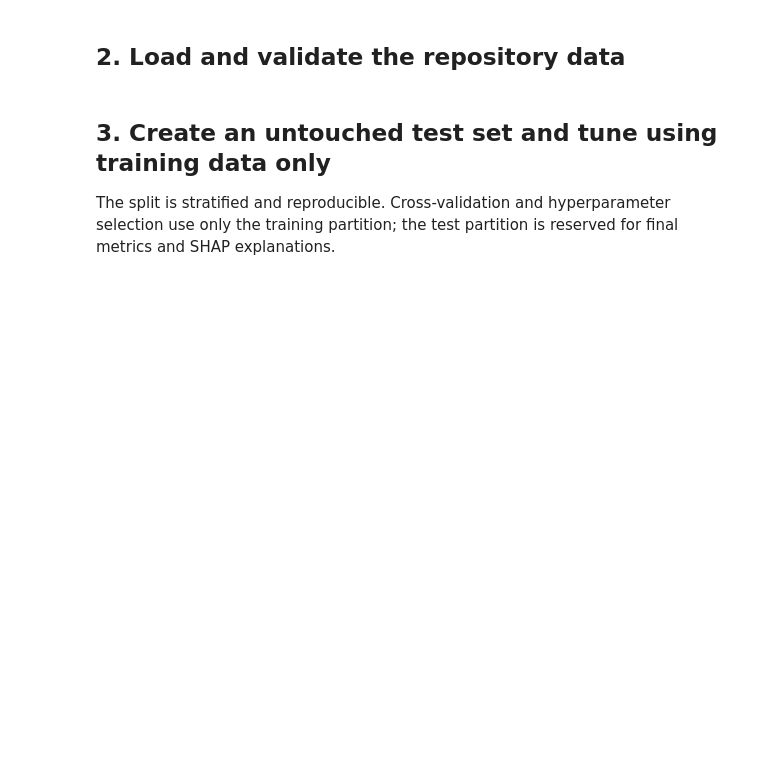
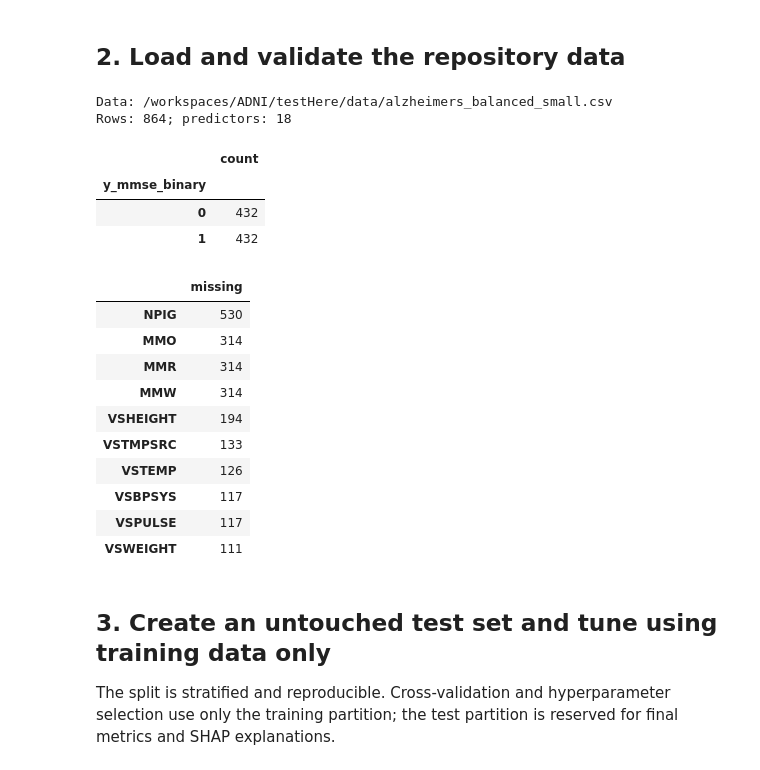
Before and after one commit to RameswariMishra/ADNI, a Jupyter notebook: notebooks/shap/Local_XGBoost_SHAP_Analysis.ipynb, the cells around one changed output. Cells and saved outputs as stored; diff of their text form; code cells hidden in the pictures; blank space fills up the shorter version.

```diff
--- a/notebooks/shap/Local_XGBoost_SHAP_Analysis.ipynb
+++ b/notebooks/shap/Local_XGBoost_SHAP_Analysis.ipynb
@@ -42,33 +46,52 @@ print({
 # %%
 candidate_paths = [
     Path('testHere/data/alzheimers_balanced_small.csv'),
     Path('../testHere/data/alzheimers_balanced_small.csv'),
     Path('../../testHere/data/alzheimers_balanced_small.csv'),
 ]
 data_path = next((path for path in candidate_paths if path.exists()), None)
 if data_path is None:
     raise FileNotFoundError(
-        'Could not find alzheimers_balanced_small.csv. Run the notebook from the repository root '        'or place it under testHere/data/.'
+        'Could not find alzheimers_balanced_small.csv. Run the notebook from the repository root '
+        'or place it under testHere/data/.'
     )
 
 df = pd.read_csv(data_path)
 if TARGET not in df.columns:
     raise ValueError(f'Missing target column: {TARGET}')
 if df[TARGET].isna().any():
     raise ValueError('The target contains missing values.')
 if df[TARGET].nunique() != 2:
     raise ValueError('The target must contain exactly two classes.')
 
 X = df.drop(columns=[TARGET]).copy()
 y = df[TARGET].astype(int).copy()
 non_numeric = X.select_dtypes(exclude=np.number).columns.tolist()
 if non_numeric:
     raise TypeError(f'Non-numeric predictor columns require preprocessing: {non_numeric}')
 
 print(f'Data: {data_path.resolve()}')
 print(f'Rows: {len(df):,}; predictors: {X.shape[1]}')
 display(y.value_counts().sort_index().rename('count').to_frame())
 display(X.isna().sum().sort_values(ascending=False).rename('missing').to_frame().head(10))
+# %% [output]
+Data: /workspaces/ADNI/testHere/data/alzheimers_balanced_small.csv
+Rows: 864; predictors: 18
+|  | count |
+| y_mmse_binary |  |
+| 0 | 432 |
+| 1 | 432 |
+|  | missing |
+| NPIG | 530 |
+| MMO | 314 |
+| MMR | 314 |
+| MMW | 314 |
+| VSHEIGHT | 194 |
+| VSTMPSRC | 133 |
+| VSTEMP | 126 |
+| VSBPSYS | 117 |
+| VSPULSE | 117 |
+| VSWEIGHT | 111 |
 # %% [markdown]
 ## 3. Create an untouched test set and tune using training data only
 The split is stratified and reproducible. Cross-validation and hyperparameter selection use only the training partition; the test partition is reserved for final metrics and SHAP explanations.
```
Also changed, not shown: parts of 8 cells of this notebook, 7 other files.
